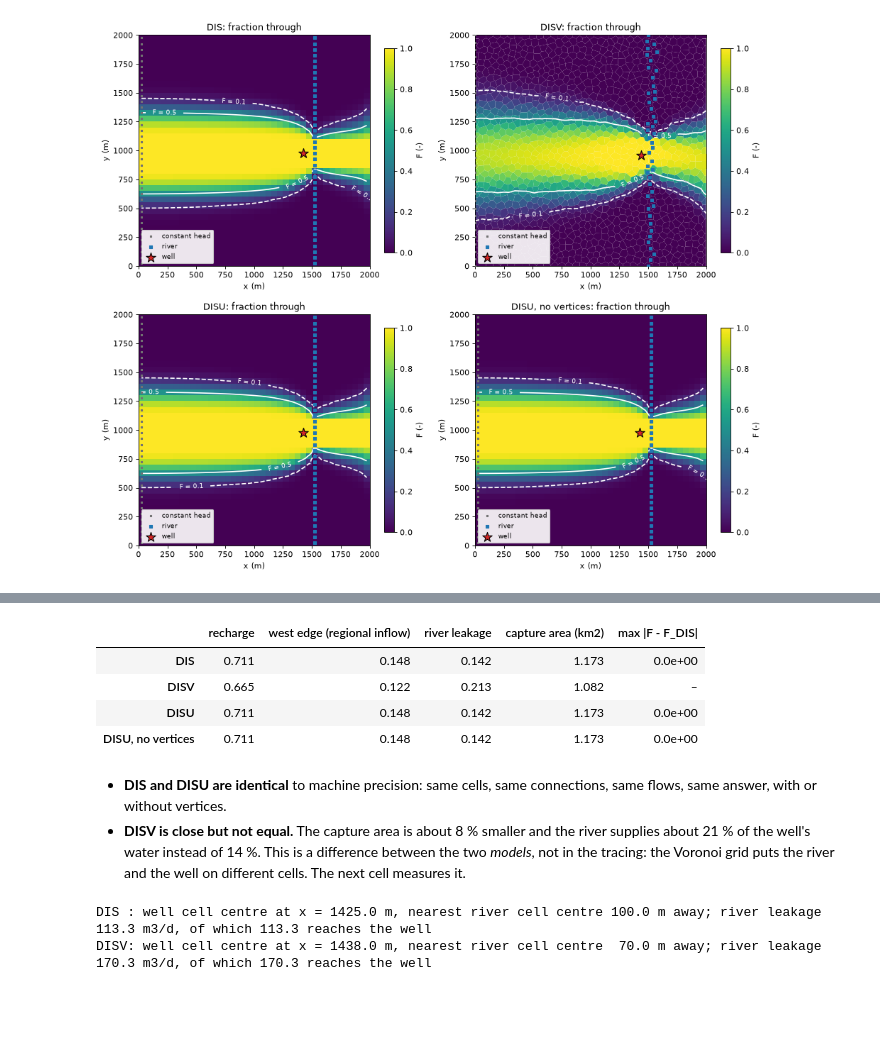
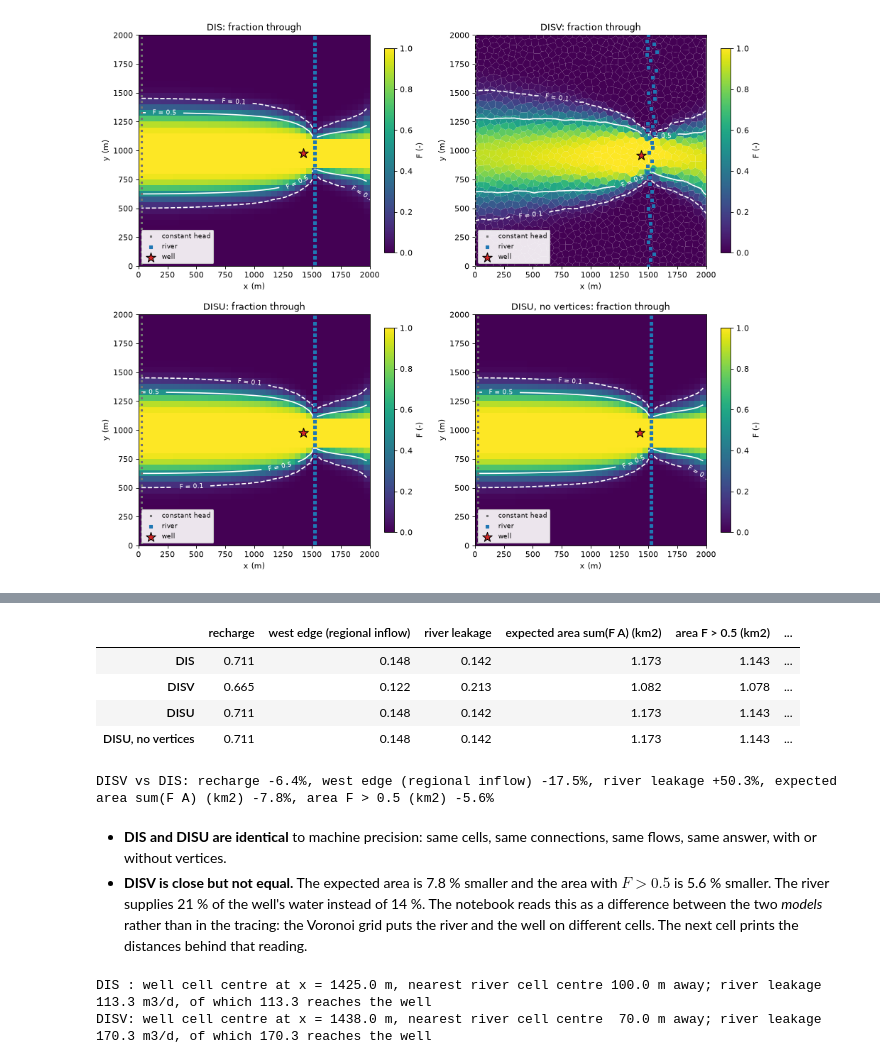
Before and after one commit to rhugman/gw-source, a Jupyter notebook: tutorials/04_grids/04_grids.ipynb, the cells around one changed output, grey strips where cells are left out. Saved outputs shown, nothing was run; the diff lists cells and outputs as text; code cells hidden in the pictures; blank space fills up the shorter version.

Commit message:
Tutorial 04: plain-text tables, both capture areas, flow loops and where they are, hedged DISV reading, measured runtime

```diff
--- a/tutorials/04_grids/04_grids.ipynb
+++ b/tutorials/04_grids/04_grids.ipynb
@@ -19,7 +19,10 @@ You will:
 
 All settings live in this first cell. Model workspaces go to `tutorials/_work/04_grids/` (git-ignored, recreated on every run). The model builders and plotting helpers are in [`tutorials/herebedragons.py`](../herebedragons.py).
 # %%
+import contextlib
+import io
 import sys
+import time
 import warnings
 from pathlib import Path
 
@@ -36,11 +39,13 @@ import herebedragons as hbd  # noqa: E402
 
 import gwsource as gs  # noqa: E402
 
+START = time.perf_counter()  # the notebook prints its run time at the end
 WORK = hbd.work_dir("04_grids", clean=True)  # tutorials/_work/04_grids (git-ignored)
 MF6 = hbd.mf6_exe()  # <repo>/bin/mf6
 TRIANGLE = hbd.triangle_exe()  # <repo>/bin/triangle, used to build the Voronoi grid
 WELL = "supply_well"  # boundname of the well we trace
 THRESHOLDS = (0.1, 0.5)  # capture-zone contours of the fraction through
+F_CAPTURE = 0.5  # capture zone: cells with F > F_CAPTURE
 VORONOI_MAX_AREA = 2500.0  # m2, largest Triangle triangle: Voronoi cells about 50 m across
 NOVERT = "DISU, no vertices"  # label of the DISU model built without cell geometry
 ZOOM = (1150.0, 1750.0, 650.0, 1250.0)  # x0, x1, y0, y1 (m) of the close-up around the well
@@ -70,8 +75,14 @@ runs = {
     "DIS": hbd.build_quickstart(WORK / "dis", MF6),
     "DISV": hbd.build_voronoi(WORK / "disv", MF6, TRIANGLE, max_area=VORONOI_MAX_AREA),
     "DISU": hbd.build_disu(WORK / "disu", MF6, with_vertices=True),
-    NOVERT: hbd.build_disu(WORK / "disu_novert", MF6, with_vertices=False),
 }
+flopy_log = io.StringIO()
+with contextlib.redirect_stdout(flopy_log):  # FloPy prints a warning each time it builds this grid
+    runs[NOVERT] = hbd.build_disu(WORK / "disu_novert", MF6, with_vertices=False)
+flopy_warnings = [line for line in flopy_log.getvalue().splitlines() if line.startswith("WARNING")]
+print(f"FloPy printed {len(flopy_warnings)} warnings while writing the DISU model without vertices:")
+for line in sorted(set(flopy_warnings)):
+    print(f"  {flopy_warnings.count(line)} x {line}")
 for label, run in runs.items():
     print(f"{label:18s} grid file {run.grb_file.name}")
 # %% [output]
@@ -117,7 +117,7 @@ for label, step in steps.items():
         "result shape": step.grid_shape,
         "cells": step.n_cells,
         "solver": res.solver_used[0],
-        "flow cycles": len(res.cycles),
+        "flow loops": len(res.cycles),
         "well inflow (m3/d)": round(res.destination_inflow[WELL], 3),
         "closure error": f"{check.relative_error:.1e}",
     }
@@ -175,23 +180,29 @@ The table gives each source's share of the pumped water, the threshold-free capt
 # %%
 rows = {}
 for label, res in results.items():
     table = hbd.volume_from_table(res, WELL)
     row = {SOURCE_LABELS[name]: share for name, share in table["share"].items()}
-    row["capture area (km2)"] = float(res.fraction_through[WELL] @ steps[label].area) / 1e6
+    F, area = res.fraction_through[WELL], steps[label].area
+    row["expected area sum(F A) (km2)"] = float(F @ area) / 1e6
+    row[f"area F > {F_CAPTURE} (km2)"] = area[F > F_CAPTURE].sum() / 1e6
     if steps[label].n_cells == steps["DIS"].n_cells:
         row["max |F - F_DIS|"] = np.abs(res.fraction_through[WELL] - results["DIS"].fraction_through[WELL]).max()
     rows[label] = row
 shares = pd.DataFrame(rows).T
-display(shares.style.format({**{c: "{:.3f}" for c in shares.columns}, "max |F - F_DIS|": "{:.1e}"}, na_rep="–"))
+formats = {**{c: "{:.3f}" for c in shares.columns}, "max |F - F_DIS|": "{:.1e}"}
+display(shares.apply(lambda col: col.map(lambda v: "–" if np.isnan(v) else formats[col.name].format(v))))
+change = shares.loc["DISV"] / shares.loc["DIS"] - 1.0
+print("DISV vs DIS:", ", ".join(f"{name} {change[name]:+.1%}" for name in shares.columns[:-1]))
 # %% [output]
-|  | recharge | west edge (regional inflow) | river leakage | capture area (km2) | max |F - F_DIS| |
-| DIS | 0.711 | 0.148 | 0.142 | 1.173 | 0.0e+00 |
-| DISV | 0.665 | 0.122 | 0.213 | 1.082 | – |
-| DISU | 0.711 | 0.148 | 0.142 | 1.173 | 0.0e+00 |
-| DISU, no vertices | 0.711 | 0.148 | 0.142 | 1.173 | 0.0e+00 |
+|  | recharge | west edge (regional inflow) | river leakage | expected area sum(F A) (km2) | area F > 0.5 (km2) | ... |
+| DIS | 0.711 | 0.148 | 0.142 | 1.173 | 1.143 | ... |
+| DISV | 0.665 | 0.122 | 0.213 | 1.082 | 1.078 | ... |
+| DISU | 0.711 | 0.148 | 0.142 | 1.173 | 1.143 | ... |
+| DISU, no vertices | 0.711 | 0.148 | 0.142 | 1.173 | 1.143 | ... |
+DISV vs DIS: recharge -6.4%, west edge (regional inflow) -17.5%, river leakage +50.3%, expected area sum(F A) (km2) -7.8%, area F > 0.5 (km2) -5.6%
 # %% [markdown]
 - **DIS and DISU are identical** to machine precision: same cells, same connections, same flows, same answer, with or without vertices.
-- **DISV is close but not equal.** The capture area is about 8 % smaller and the river supplies about 21 % of the well's water instead of 14 %. This is a difference between the two *models*, not in the tracing: the Voronoi grid puts the river and the well on different cells. The next cell measures it.
+- **DISV is close but not equal.** The expected area is 7.8 % smaller and the area with $F > 0.5$ is 5.6 % smaller. The river supplies 21 % of the well's water instead of 14 %. The notebook reads this as a difference between the two *models* rather than in the tracing: the Voronoi grid puts the river and the well on different cells. The next cell prints the distances behind that reading.
 # %%
 for label in ("DIS", "DISV"):
     run, step, res = runs[label], steps[label], results[label]
```
Also changed, not shown: parts of 22 cells of this notebook, 1 other file.
